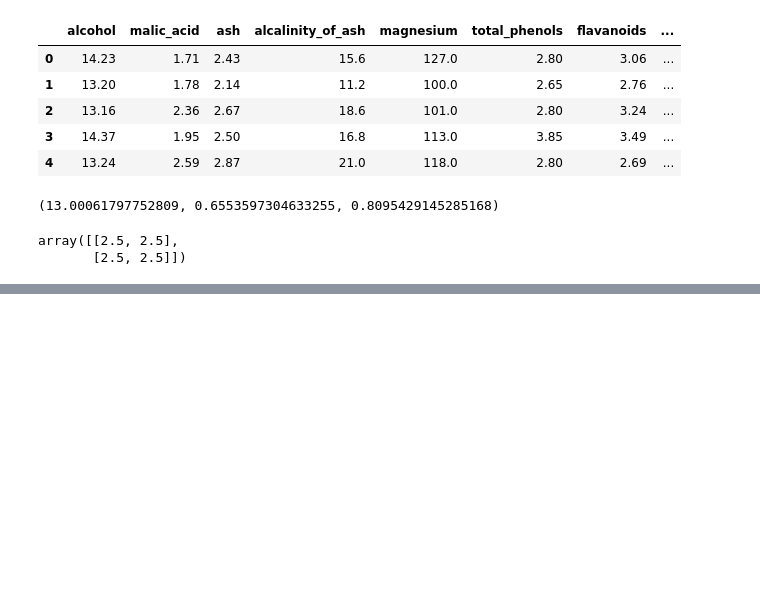
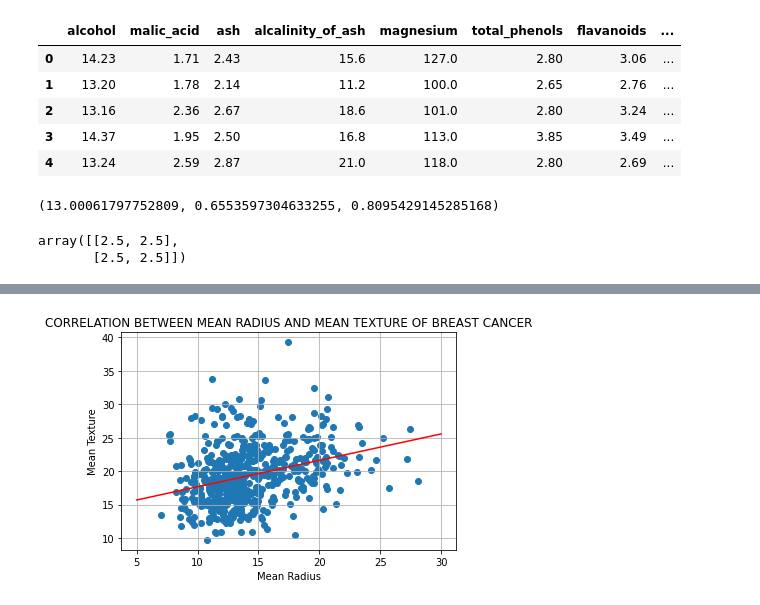
Before and after one commit to eaglehkim/python, a Jupyter notebook: prac2_ipynb의_사본.ipynb, the cells around one changed output, grey strips where cells are left out. Drawn from its saved outputs; the diff is of its cells as text; code cells hidden in the pictures; blank space fills up the shorter version.

```diff
--- a/prac2_ipynb의_사본.ipynb
+++ b/prac2_ipynb의_사본.ipynb
@@ -519,0 +653,10 @@ array([[2.5, 2.5],
+# %%
+reg = np.polyfit(ap, pe, 1)
+
+x = np.linspace(0, 10)
+y = reg[0]*x + reg[1]
+
+plt.plot(x,y,'r')
+
+plt.scatter(ap, pe)
+plt.show()
@@ -519,0 +708,17 @@ array([[2.5, 2.5],
+# %%
+reg = np.polyfit(bc_mean_radius, bc_mean_texture, 1) ## 다항식 근사
+
+x1 = np.linspace(5, 30)
+y = reg[0]*x + reg[1]
+
+plt.plot(x1,y,'r')
+
+plt.xlabel("Mean Radius")
+plt.ylabel("Mean Texture")
+plt.grid()
+plt.title("CORRELATION BETWEEN MEAN RADIUS AND MEAN TEXTURE OF BREAST CANCER")
+
+plt.scatter(bc_mean_radius, bc_mean_texture)
+plt.show()
+# %% [output]
+[figure, added]
```
Also changed, not shown: parts of 22 cells of this notebook.
